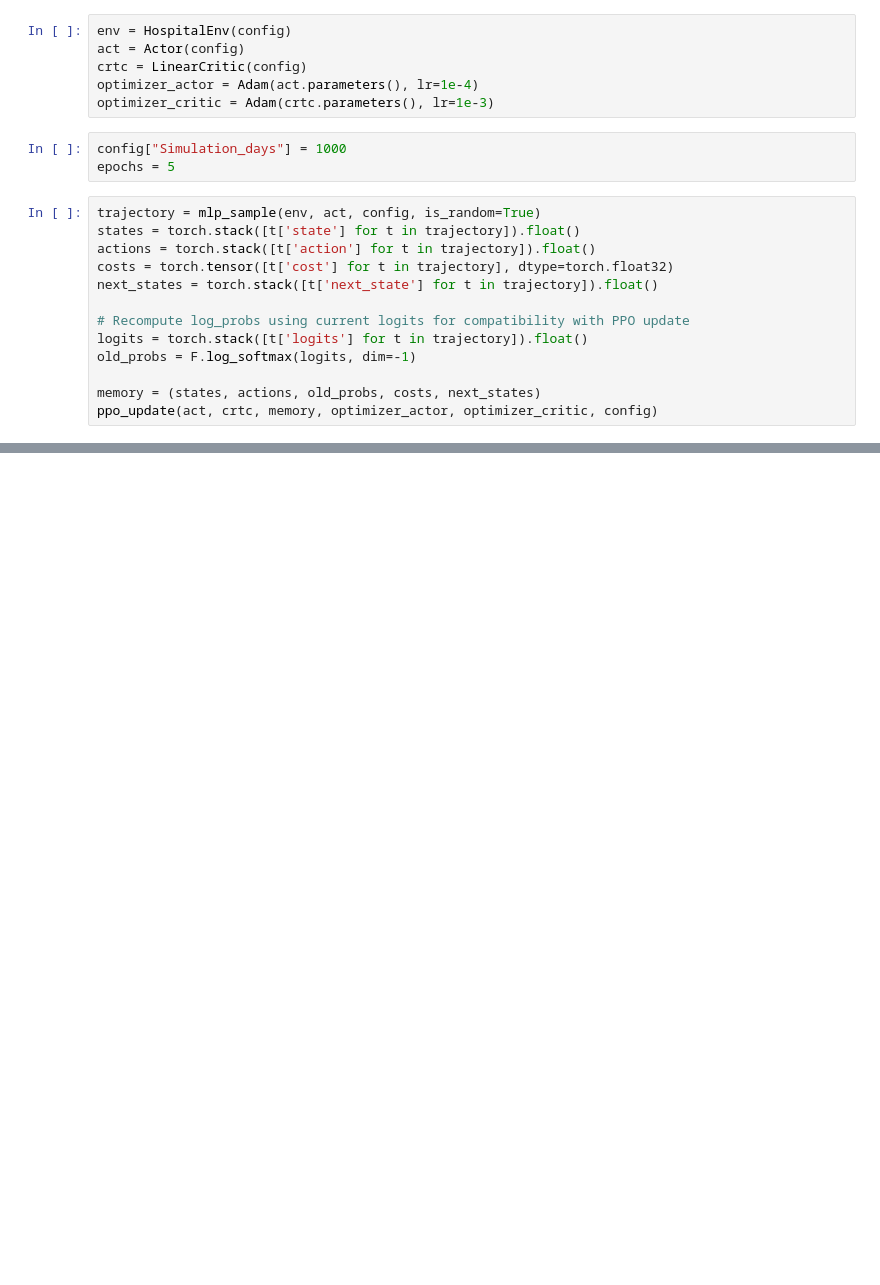
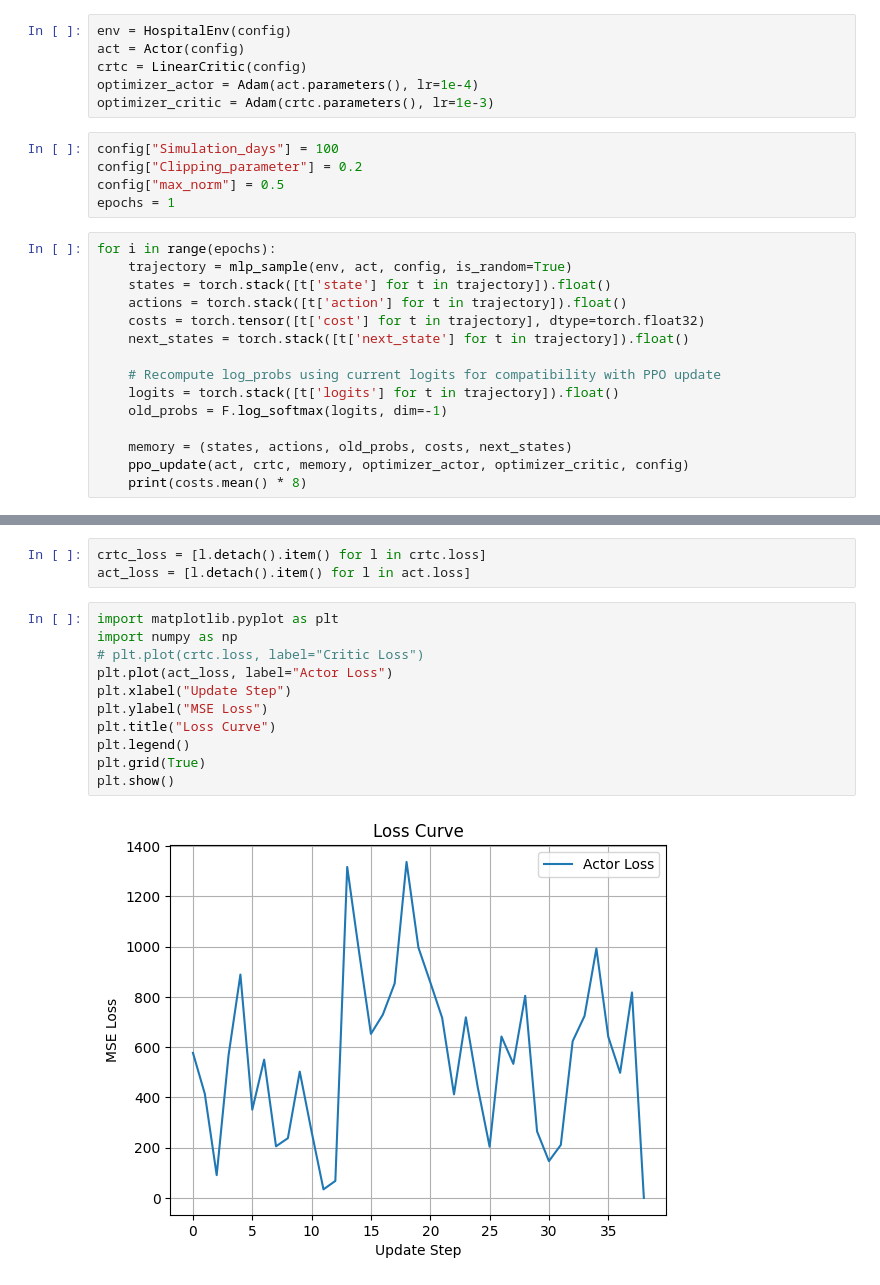
Before and after one commit to hzzn/HIM_PPO, a Jupyter notebook: test.ipynb, the cells around one changed output, grey strips where cells are left out. Saved outputs shown, nothing was run; the diff lists cells and outputs as text; blank space fills up the shorter version.

```diff
--- a/test.ipynb
+++ b/test.ipynb
@@ -32,19 +29,23 @@ act = Actor(config)
 crtc = LinearCritic(config)
 optimizer_actor = Adam(act.parameters(), lr=1e-4)
 optimizer_critic = Adam(crtc.parameters(), lr=1e-3)
-# %%
-config["Simulation_days"] = 1000
-epochs = 5
+# %%
+config["Simulation_days"] = 100
+config["Clipping_parameter"] = 0.2
+config["max_norm"] = 0.5
+epochs = 1
 # %%
-trajectory = mlp_sample(env, act, config, is_random=True)
-states = torch.stack([t['state'] for t in trajectory]).float()
-actions = torch.stack([t['action'] for t in trajectory]).float()
-costs = torch.tensor([t['cost'] for t in trajectory], dtype=torch.float32)
-next_states = torch.stack([t['next_state'] for t in trajectory]).float()
+for i in range(epochs):
+    trajectory = mlp_sample(env, act, config, is_random=True)
+    states = torch.stack([t['state'] for t in trajectory]).float()
+    actions = torch.stack([t['action'] for t in trajectory]).float()
+    costs = torch.tensor([t['cost'] for t in trajectory], dtype=torch.float32)
+    next_states = torch.stack([t['next_state'] for t in trajectory]).float()
 
-# Recompute log_probs using current logits for compatibility with PPO update
-logits = torch.stack([t['logits'] for t in trajectory]).float()
-old_probs = F.log_softmax(logits, dim=-1)
+    # Recompute log_probs using current logits for compatibility with PPO update
+    logits = torch.stack([t['logits'] for t in trajectory]).float()
+    old_probs = F.log_softmax(logits, dim=-1)
 
-memory = (states, actions, old_probs, costs, next_states)
-ppo_update(act, crtc, memory, optimizer_actor, optimizer_critic, config)
+    memory = (states, actions, old_probs, costs, next_states)
+    ppo_update(act, crtc, memory, optimizer_actor, optimizer_critic, config)
+    print(costs.mean() * 8)
@@ -53,0 +54,16 @@ tensor([ 35.,  35., 175.,  70.])
+# %%
+crtc_loss = [l.detach().item() for l in crtc.loss]
+act_loss = [l.detach().item() for l in act.loss]
+# %%
+import matplotlib.pyplot as plt
+import numpy as np
+# plt.plot(crtc.loss, label="Critic Loss")
+plt.plot(act_loss, label="Actor Loss")
+plt.xlabel("Update Step")
+plt.ylabel("MSE Loss")
+plt.title("Loss Curve")
+plt.legend()
+plt.grid(True)
+plt.show()
+# %% [output]
+[figure, added]
```
Also changed, not shown: parts of 5 cells of this notebook, 5 other files.
